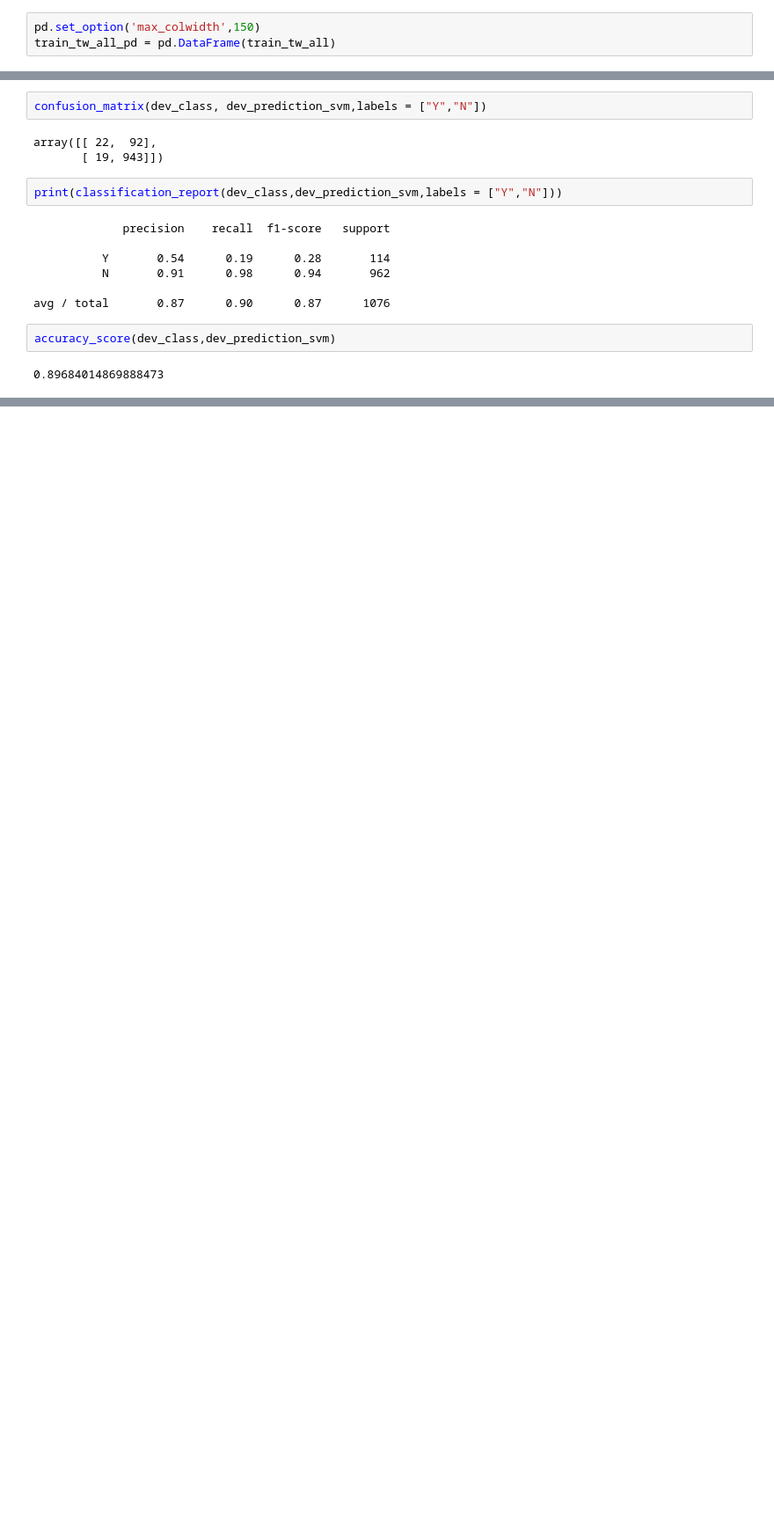
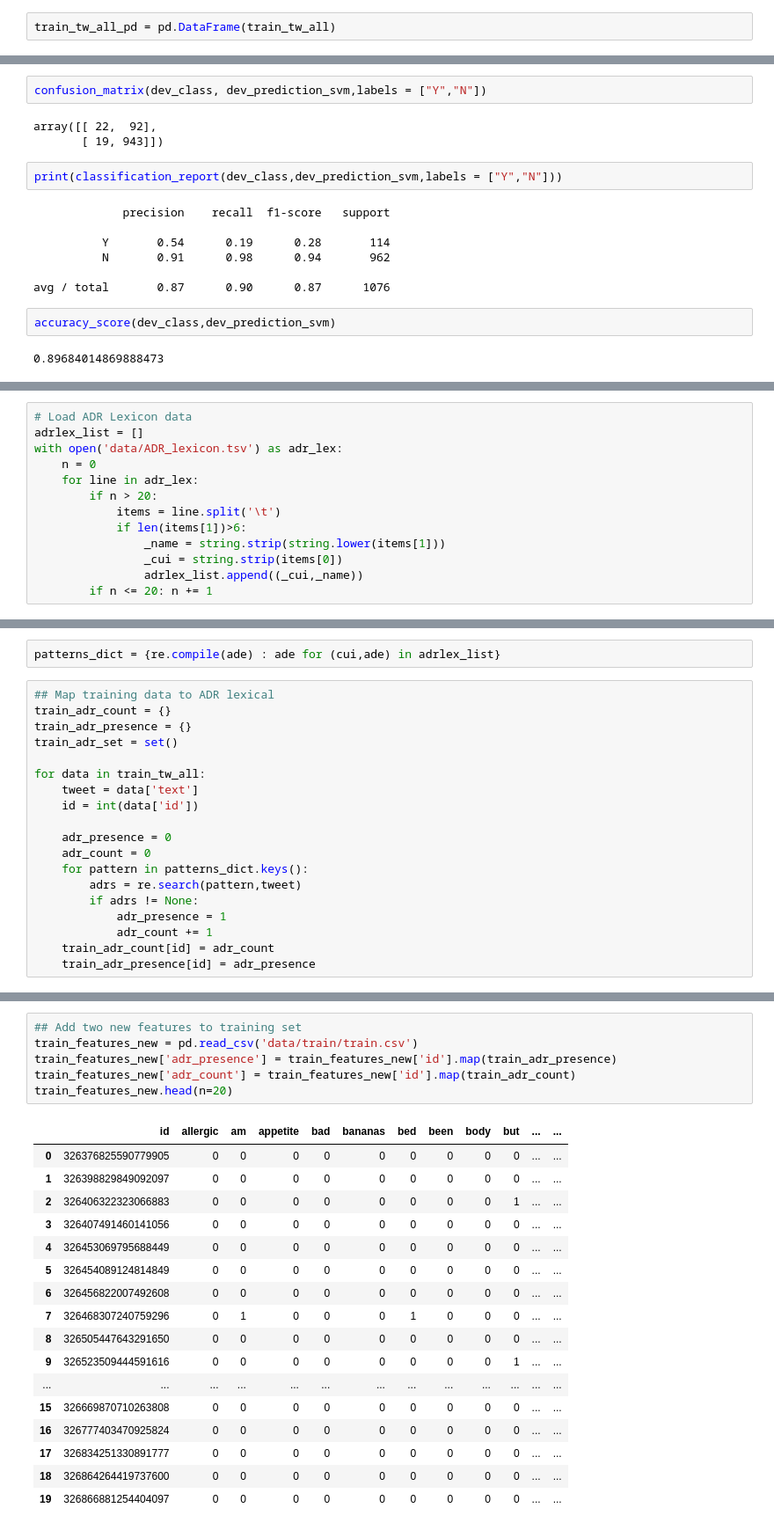
Before and after one commit to martindavid/tweet-analyzer-adverse-drug-reactions, a Jupyter notebook: Analysis.ipynb, the cells around one changed output, grey strips where cells are left out. Shown at 88% size. Cells and saved outputs as stored; diff of their text form; blank space fills up the shorter version.

```diff
--- a/Analysis.ipynb
+++ b/Analysis.ipynb
@@ -22,5 +41,4 @@ with open('data/train/train.txt') as f:
 # %%
-pd.set_option('max_colwidth',150)
 train_tw_all_pd = pd.DataFrame(train_tw_all)
 # %%
 # Store csv file into dataframe. This csv files are converted results from arff file
@@ -269,0 +336,13 @@ svmClfRBF.fit(twtDf,sentiment)
+# %%
+# Load ADR Lexicon data
+adrlex_list = []
+with open('data/ADR_lexicon.tsv') as adr_lex:
+    n = 0
+    for line in adr_lex:
+        if n > 20:
+            items = line.split('\t')
+            if len(items[1])>6:
+                _name = string.strip(string.lower(items[1]))
+                _cui = string.strip(items[0])
+                adrlex_list.append((_cui,_name))
+        if n <= 20: n += 1
@@ -269,0 +351,21 @@ svmClfRBF.fit(twtDf,sentiment)
+# %%
+patterns_dict = {re.compile(ade) : ade for (cui,ade) in adrlex_list}
+# %%
+## Map training data to ADR lexical
+train_adr_count = {}
+train_adr_presence = {}
+train_adr_set = set()
+
+for data in train_tw_all:
+    tweet = data['text']
+    id = int(data['id'])
+
+    adr_presence = 0
+    adr_count = 0
+    for pattern in patterns_dict.keys():
+        adrs = re.search(pattern,tweet)
+        if adrs != None:
+            adr_presence = 1
+            adr_count += 1
+    train_adr_count[id] = adr_count
+    train_adr_presence[id] = adr_presence
@@ -269,0 +392,24 @@ svmClfRBF.fit(twtDf,sentiment)
+# %%
+## Add two new features to training set
+train_features_new = pd.read_csv('data/train/train.csv')
+train_features_new['adr_presence'] = train_features_new['id'].map(train_adr_presence)
+train_features_new['adr_count'] = train_features_new['id'].map(train_adr_count)
+train_features_new.head(n=20)
+# %% [output]
+|  | id | allergic | am | appetite | bad | bananas | bed | been | body | but | ... | ... |
+| 0 | 326376825590779905 | 0 | 0 | 0 | 0 | 0 | 0 | 0 | 0 | 0 | ... | ... |
+| 1 | 326398829849092097 | 0 | 0 | 0 | 0 | 0 | 0 | 0 | 0 | 0 | ... | ... |
+| 2 | 326406322323066883 | 0 | 0 | 0 | 0 | 0 | 0 | 0 | 0 | 1 | ... | ... |
+| 3 | 326407491460141056 | 0 | 0 | 0 | 0 | 0 | 0 | 0 | 0 | 0 | ... | ... |
+| 4 | 326453069795688449 | 0 | 0 | 0 | 0 | 0 | 0 | 0 | 0 | 0 | ... | ... |
+| 5 | 326454089124814849 | 0 | 0 | 0 | 0 | 0 | 0 | 0 | 0 | 0 | ... | ... |
+| 6 | 326456822007492608 | 0 | 0 | 0 | 0 | 0 | 0 | 0 | 0 | 0 | ... | ... |
+| 7 | 326468307240759296 | 0 | 1 | 0 | 0 | 0 | 1 | 0 | 0 | 0 | ... | ... |
+| 8 | 326505447643291650 | 0 | 0 | 0 | 0 | 0 | 0 | 0 | 0 | 0 | ... | ... |
+| 9 | 326523509444591616 | 0 | 0 | 0 | 0 | 0 | 0 | 0 | 0 | 1 | ... | ... |
+| ... | ... | ... | ... | ... | ... | ... | ... | ... | ... | ... | ... | ... |
+| 15 | 326669870710263808 | 0 | 0 | 0 | 0 | 0 | 0 | 0 | 0 | 0 | ... | ... |
+| 16 | 326777403470925824 | 0 | 0 | 0 | 0 | 0 | 0 | 0 | 0 | 0 | ... | ... |
+| 17 | 326834251330891777 | 0 | 0 | 0 | 0 | 0 | 0 | 0 | 0 | 0 | ... | ... |
+| 18 | 326864264419737600 | 0 | 0 | 0 | 0 | 0 | 0 | 0 | 0 | 0 | ... | ... |
+| 19 | 326866881254404097 | 0 | 0 | 0 | 0 | 0 | 0 | 0 | 0 | 0 | ... | ... |
```
Also changed, not shown: parts of 94 cells of this notebook, 10 other files.
